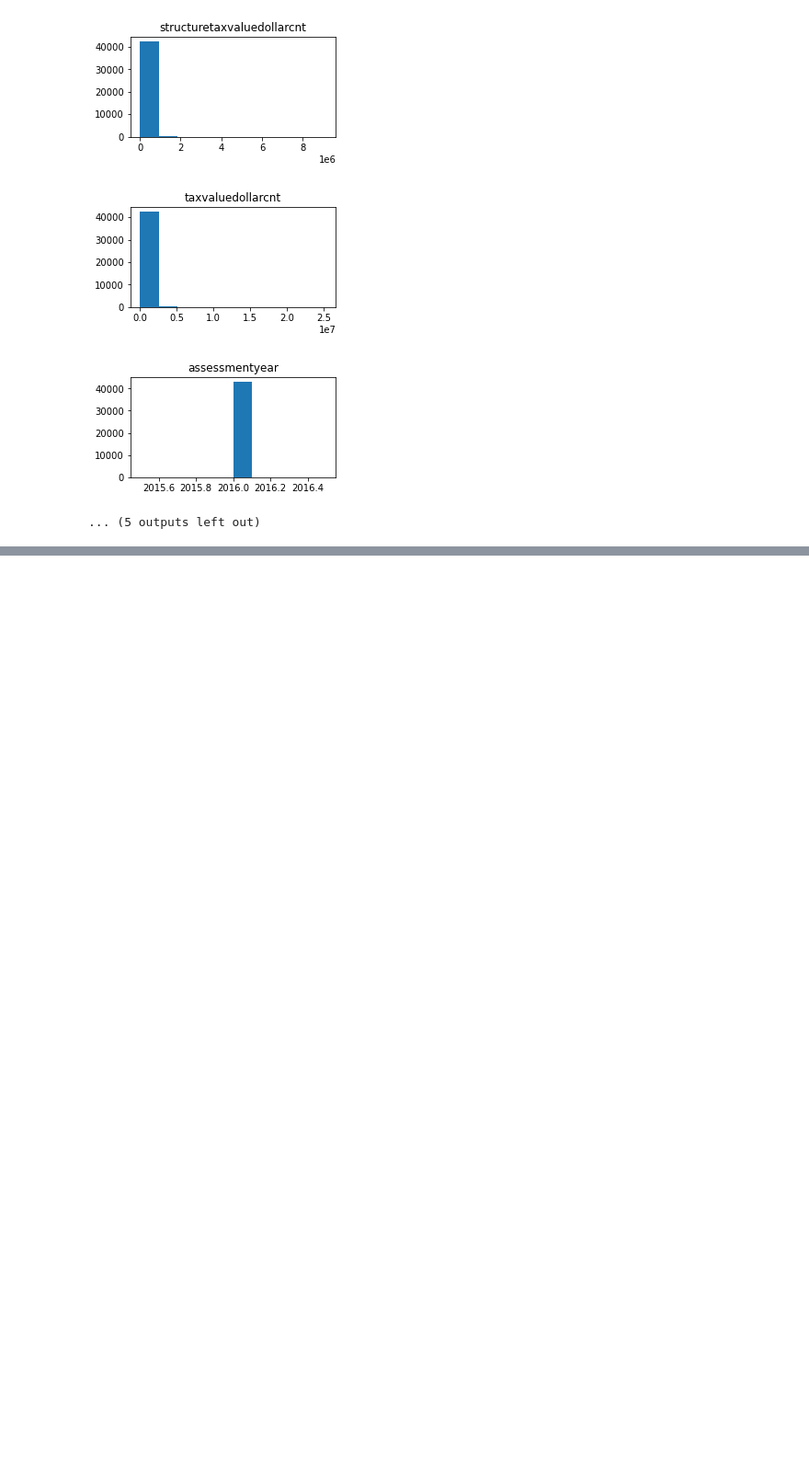
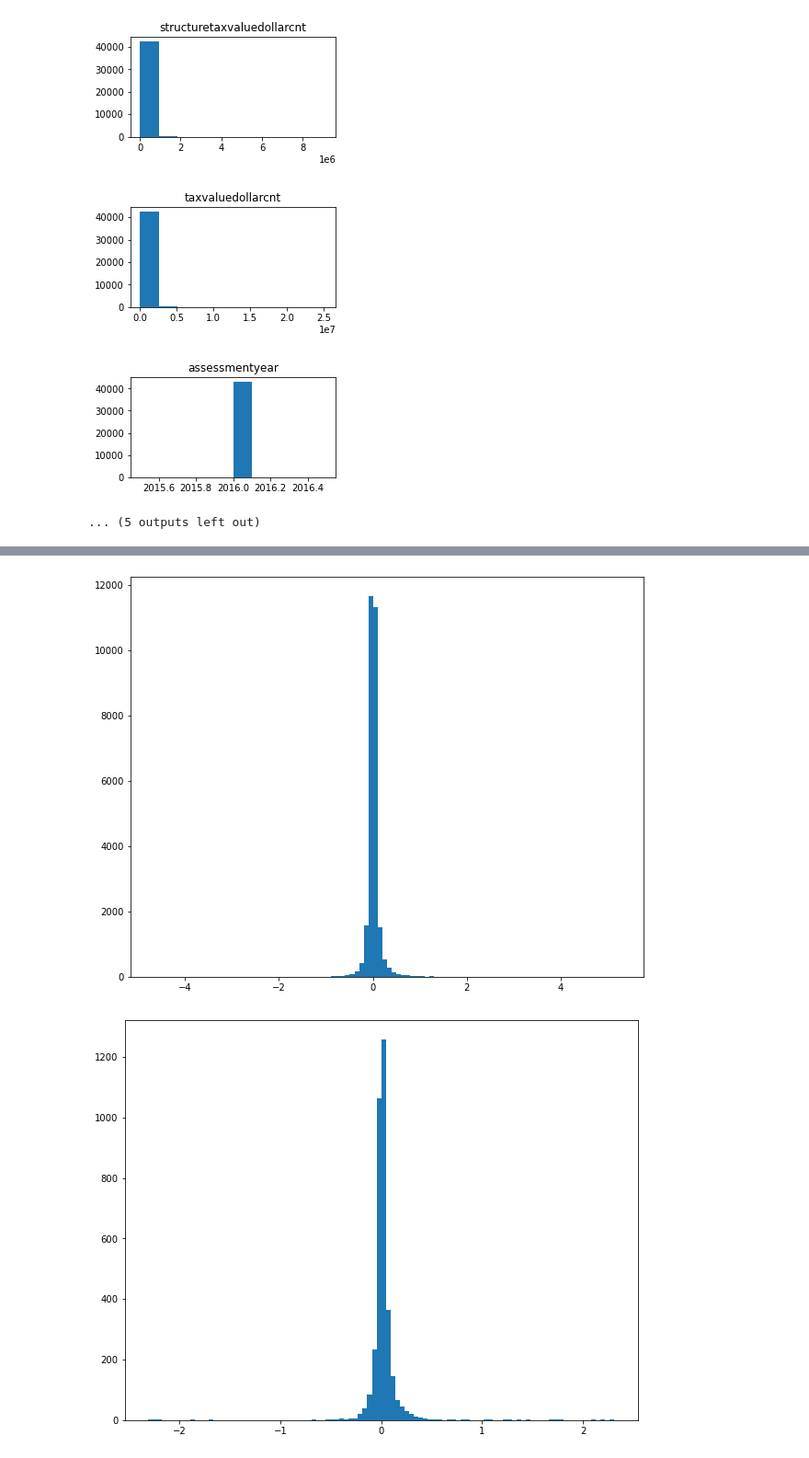
Before and after one commit to TeamOneCluster/ClusterProject, a Jupyter notebook: bts-explore.ipynb, the cells around one changed output, grey strips where cells are left out. Shown at 92% size. Drawn from its saved outputs; the diff is of its cells as text; code cells hidden in the pictures; blank space fills up the shorter version.

```diff
--- a/bts-explore.ipynb
+++ b/bts-explore.ipynb
@@ -674,0 +695,16 @@ plt.show()
+# %%
+# Create a dataframe for each county.
+LA_county = train[train['fips']== 6037]
+Ventura_county = train[train['fips']== 6111]
+Orange_county = train[train['fips']== 6059]
+
+# Create list of counties to make looping easier.
+county_list = [LA_county, Ventura_county, Orange_county]
+
+# Verify shape of new dataframes.
+LA_county.shape, Ventura_county.shape, Orange_county.shape
+
+# Create variables that hold the logerror values for each county.
+LA_logerror = LA_county['logerror']
+Ventura_logerror = Ventura_county['logerror']
+Orange_logerror = Orange_county['logerror']
@@ -674,0 +725,10 @@ plt.show()
+# %%
+# Plot a histogram of logerror for each county.
+
+for county in county_list:
+    plt.figure(figsize=(10,8))
+    plt.hist('logerror', bins=100, data=county)
+    plt.show()
+# %% [output]
+[figure, added]
+[figure, added]
```
Also changed, not shown: parts of 41 cells of this notebook.
